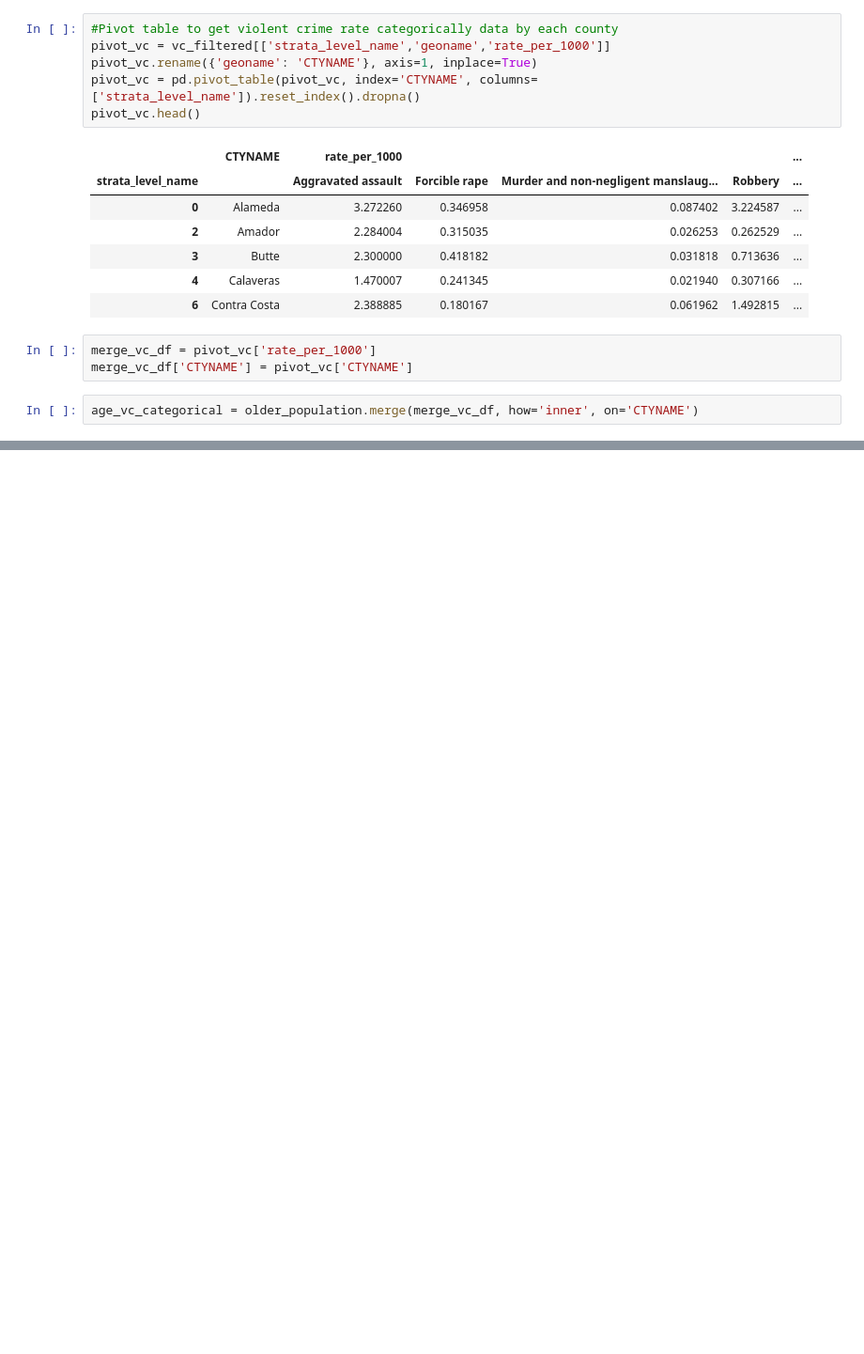
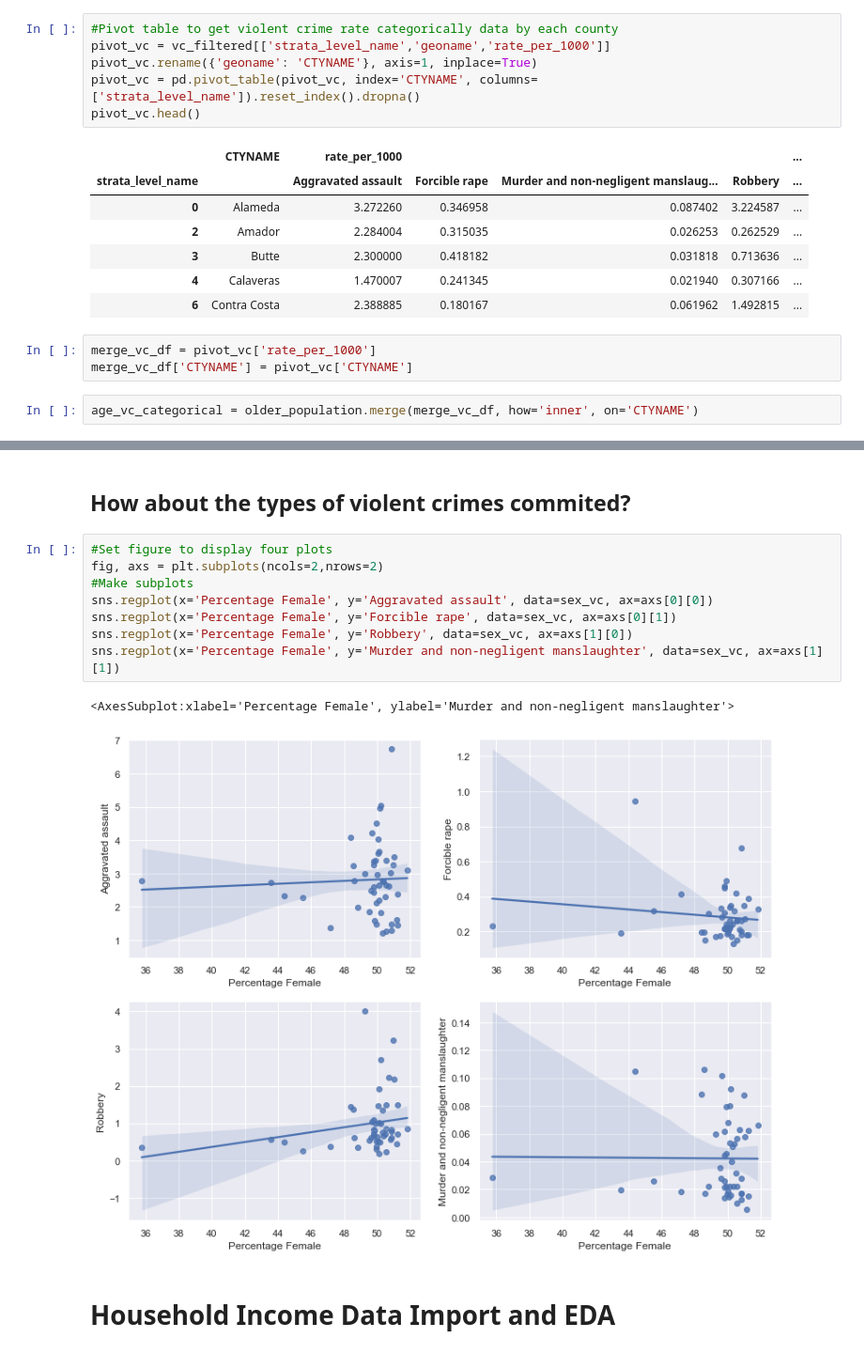
Before and after one commit to jordan-barrett-jm/violent-crime-demographics, a Jupyter notebook: demographics-violent-crime.ipynb, the cells around one changed output, grey strips where cells are left out. Shown at 94% size. Cells and saved outputs as stored; diff of their text form; blank space fills up the shorter version.

```diff
--- a/demographics-violent-crime.ipynb
+++ b/demographics-violent-crime.ipynb
@@ -304,0 +409,15 @@ sns.regplot(x='ABOVE_50', y='Murder and non-negligent manslaughter', data=age_vc
+# %% [markdown]
+## How about the types of violent crimes commited?
+# %%
+#Set figure to display four plots
+fig, axs = plt.subplots(ncols=2,nrows=2)
+#Make subplots
+sns.regplot(x='Percentage Female', y='Aggravated assault', data=sex_vc, ax=axs[0][0])
+sns.regplot(x='Percentage Female', y='Forcible rape', data=sex_vc, ax=axs[0][1])
+sns.regplot(x='Percentage Female', y='Robbery', data=sex_vc, ax=axs[1][0])
+sns.regplot(x='Percentage Female', y='Murder and non-negligent manslaughter', data=sex_vc, ax=axs[1][1])
+# %% [output]
+<AxesSubplot:xlabel='Percentage Female', ylabel='Murder and non-negligent manslaughter'>
+[figure, added]
+# %% [markdown]
+# Household Income Data Import and EDA
```
Also changed, not shown: parts of 51 cells of this notebook.
